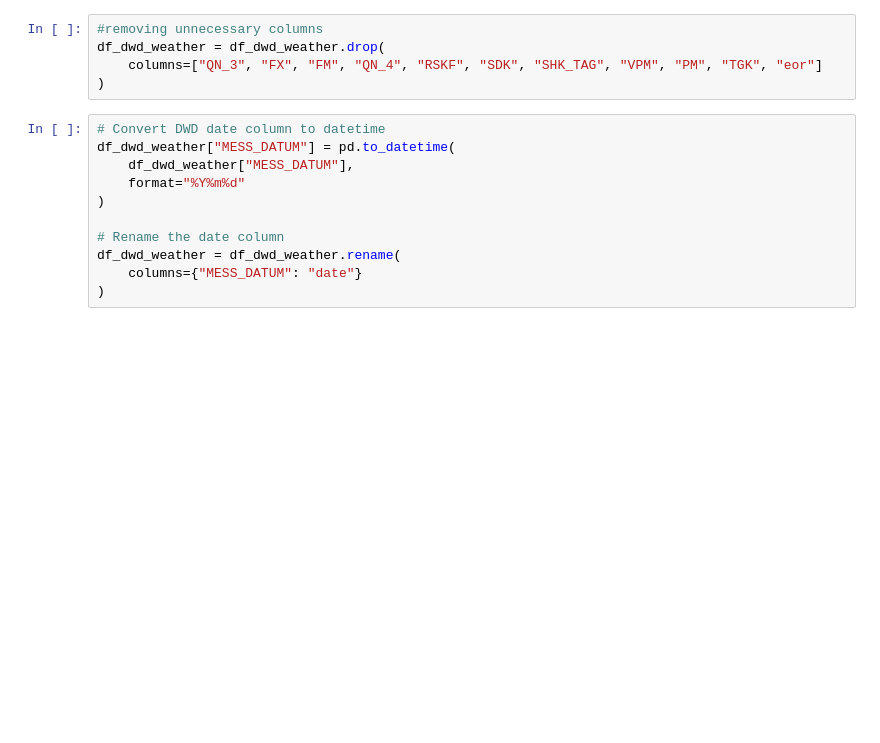
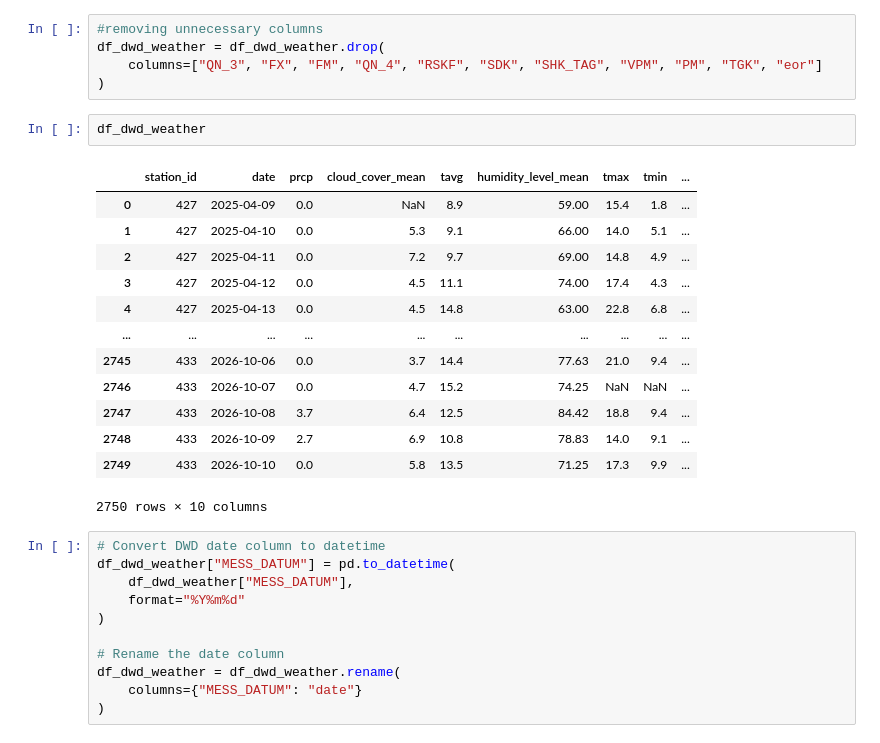
Before and after one commit to lodimarcello/Capstone_project_Lorenzo, a Jupyter notebook: datasets_merging.ipynb, the cells around one changed output. Drawn from its saved outputs; the diff is of its cells as text; blank space fills up the shorter version.

```diff
--- a/datasets_merging.ipynb
+++ b/datasets_merging.ipynb
@@ -114,6 +118,22 @@ df_dwd_weather.columns = df_dwd_weather.columns.str.strip()
 df_dwd_weather = df_dwd_weather.drop(
     columns=["QN_3", "FX", "FM", "QN_4", "RSKF", "SDK", "SHK_TAG", "VPM", "PM", "TGK", "eor"]
 )
+# %%
+df_dwd_weather
+# %% [output]
+|  | station_id | date | prcp | cloud_cover_mean | tavg | humidity_level_mean | tmax | tmin | ... |
+| 0 | 427 | 2025-04-09 | 0.0 | NaN | 8.9 | 59.00 | 15.4 | 1.8 | ... |
+| 1 | 427 | 2025-04-10 | 0.0 | 5.3 | 9.1 | 66.00 | 14.0 | 5.1 | ... |
+| 2 | 427 | 2025-04-11 | 0.0 | 7.2 | 9.7 | 69.00 | 14.8 | 4.9 | ... |
+| 3 | 427 | 2025-04-12 | 0.0 | 4.5 | 11.1 | 74.00 | 17.4 | 4.3 | ... |
+| 4 | 427 | 2025-04-13 | 0.0 | 4.5 | 14.8 | 63.00 | 22.8 | 6.8 | ... |
+| ... | ... | ... | ... | ... | ... | ... | ... | ... | ... |
+| 2745 | 433 | 2026-10-06 | 0.0 | 3.7 | 14.4 | 77.63 | 21.0 | 9.4 | ... |
+| 2746 | 433 | 2026-10-07 | 0.0 | 4.7 | 15.2 | 74.25 | NaN | NaN | ... |
+| 2747 | 433 | 2026-10-08 | 3.7 | 6.4 | 12.5 | 84.42 | 18.8 | 9.4 | ... |
+| 2748 | 433 | 2026-10-09 | 2.7 | 6.9 | 10.8 | 78.83 | 14.0 | 9.1 | ... |
+| 2749 | 433 | 2026-10-10 | 0.0 | 5.8 | 13.5 | 71.25 | 17.3 | 9.9 | ... |
+2750 rows × 10 columns
 # %%
 # Convert DWD date column to datetime
 df_dwd_weather["MESS_DATUM"] = pd.to_datetime(
```
Also changed, not shown: parts of 77 cells of this notebook, 7 other files.
